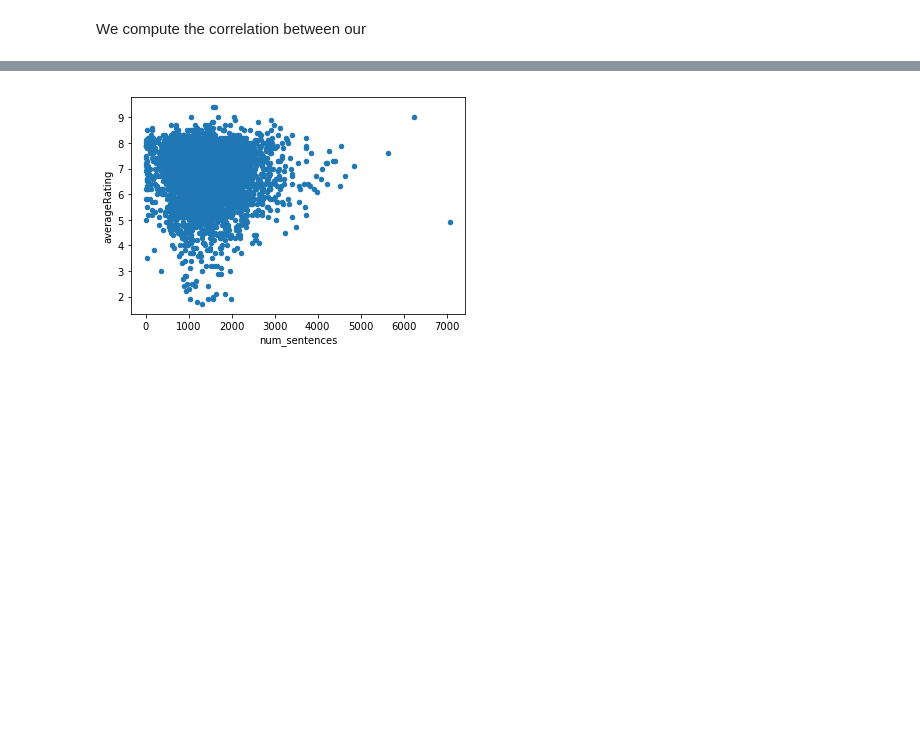
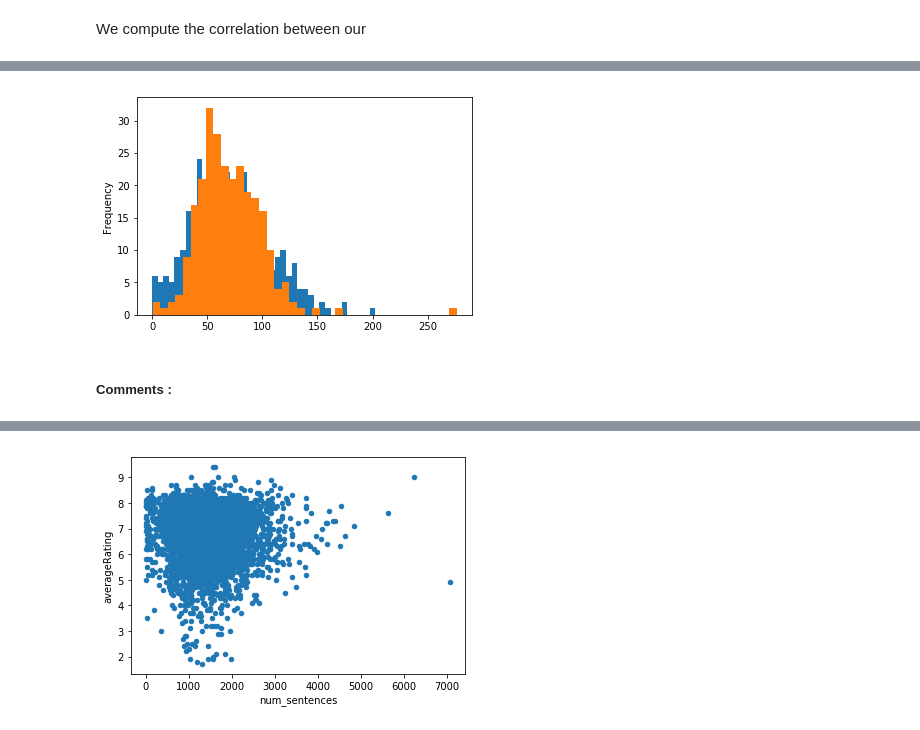
Before and after one commit to Xabitsuki/adamax, a Jupyter notebook: NotebookFinal.ipynb, the cells around one changed output, grey strips where cells are left out. Drawn from its saved outputs; the diff is of its cells as text; code cells hidden in the pictures; blank space fills up the shorter version.

```diff
--- a/NotebookFinal.ipynb
+++ b/NotebookFinal.ipynb
@@ -606,0 +638,8 @@ Name: averageRating, dtype: float64
+# %%
+df_words_ratings_pd[df_words_ratings_pd.averageRating >= 8]["norm_num_words"].plot.hist(bins=40)
+df_words_ratings_pd[df_words_ratings_pd.averageRating <= 5]["norm_num_words"].plot.hist(bins=40)
+plt.show()
+# %% [output]
+[figure, added]
+# %% [markdown]
+##### Comments :
```
Also changed, not shown: parts of 67 cells of this notebook.
